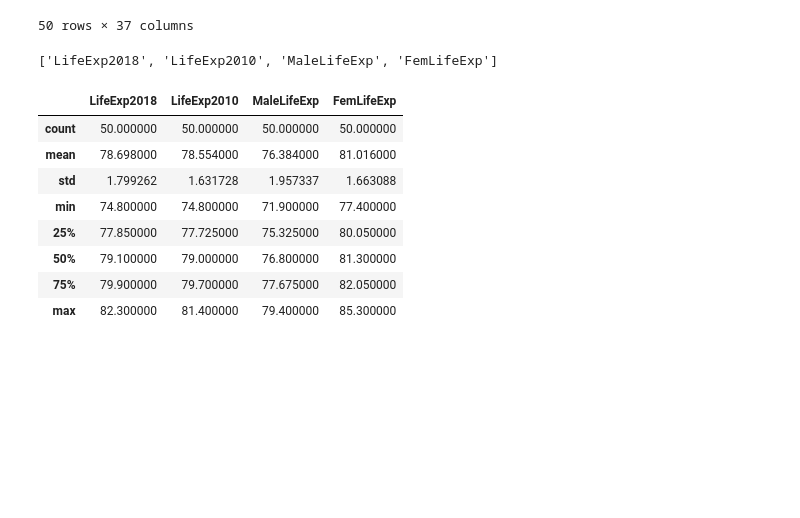
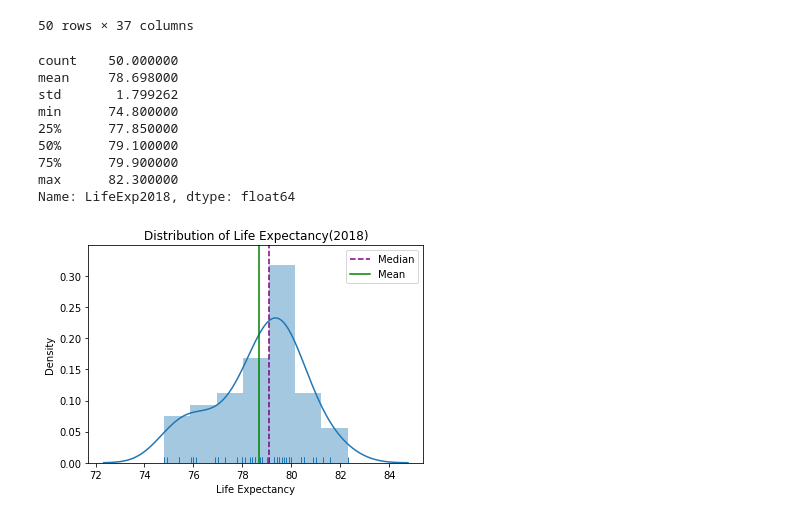
Before and after one commit to pallabee/Demographic-Data-Analysis, a Jupyter notebook: visualize_distributions.ipynb, the cells around one changed output. Saved outputs shown, nothing was run; the diff lists cells and outputs as text; code cells hidden in the pictures; blank space fills up the shorter version.

Commit message:
plotting graph

```diff
--- a/visualize_distributions.ipynb
+++ b/visualize_distributions.ipynb
@@ -36,5 +38,5 @@ area_df =  read_file('../data/Milestone_1_cleaned_files/area_clean.csv')
 from functools import reduce
 # %%
 # Merge all files on State column
-result = reduce(lambda x,y: pd.merge(x,y, on='State', how='inner'), [life_exp_df, region_df, income_df,edu_df,crime_df,area_df])
+merged_data = reduce(lambda x,y: pd.merge(x,y, on='State', how='inner'), [life_exp_df, region_df, income_df,edu_df,crime_df,area_df])
 # %%
@@ -65,7 +67,7 @@ result.shape
 (50, 38)
 # %%
 # set the index as 'State'
-result.set_index('State')
+merged_data.set_index('State')
 # %% [output]
 |  | LifeExp2018 | LifeExp2010 | MaleLifeExp | FemLifeExp | Abb | Region | Division | Income2017 | Income2016 | ... |
 | State |  |  |  |  |  |  |  |  |  | ... |
@@ -91,17 +91,24 @@ life_exp_cols = (result.filter(like='LifeExp').columns).to_list()
-# %%
-life_exp_cols
-# %% [output]
-['LifeExp2018', 'LifeExp2010', 'MaleLifeExp', 'FemLifeExp']
 # %%
-# Summary statistics for life expectancy
-result[life_exp_cols].describe()
+# Summary statistics for life expectancy(2018)
+merged_data['LifeExp2018'].describe()
 # %% [output]
-|  | LifeExp2018 | LifeExp2010 | MaleLifeExp | FemLifeExp |
-| count | 50.000000 | 50.000000 | 50.000000 | 50.000000 |
-| mean | 78.698000 | 78.554000 | 76.384000 | 81.016000 |
-| std | 1.799262 | 1.631728 | 1.957337 | 1.663088 |
-| min | 74.800000 | 74.800000 | 71.900000 | 77.400000 |
-| 25% | 77.850000 | 77.725000 | 75.325000 | 80.050000 |
-| 50% | 79.100000 | 79.000000 | 76.800000 | 81.300000 |
-| 75% | 79.900000 | 79.700000 | 77.675000 | 82.050000 |
-| max | 82.300000 | 81.400000 | 79.400000 | 85.300000 |
+count    50.000000
+mean     78.698000
+std       1.799262
+min      74.800000
+25%      77.850000
+50%      79.100000
+75%      79.900000
+max      82.300000
+Name: LifeExp2018, dtype: float64
+# %%
+# Plotting the distribution for life expectancy(2018)
+sns.distplot(x = merged_data['LifeExp2018'],kde = True, rug = True)
+plt.axvline(merged_data['LifeExp2018'].median(), color = 'purple', linestyle = '--',label = 'Median')
+plt.axvline(merged_data['LifeExp2018'].mean(), color = 'green', label = 'Mean')
+plt.xlabel('Life Expectancy')
+plt.title('Distribution of Life Expectancy(2018)')
+plt.legend()
+plt.show()
+# %% [output]
+[figure, added]
```
Also changed, not shown: parts of 5 cells of this notebook.
